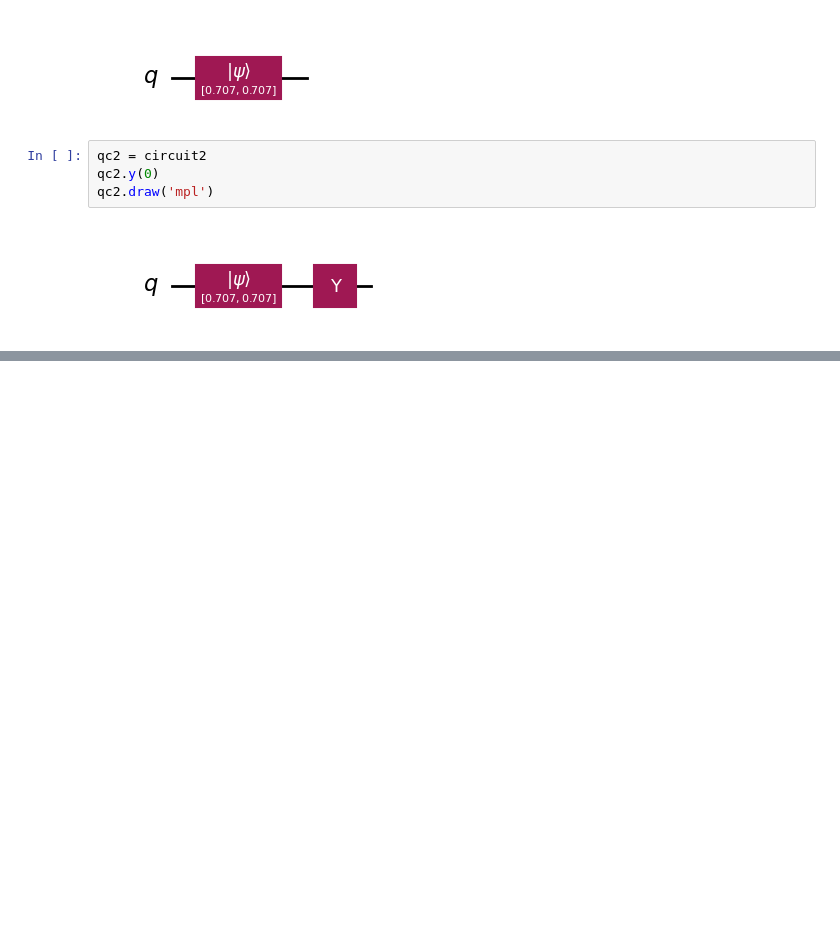
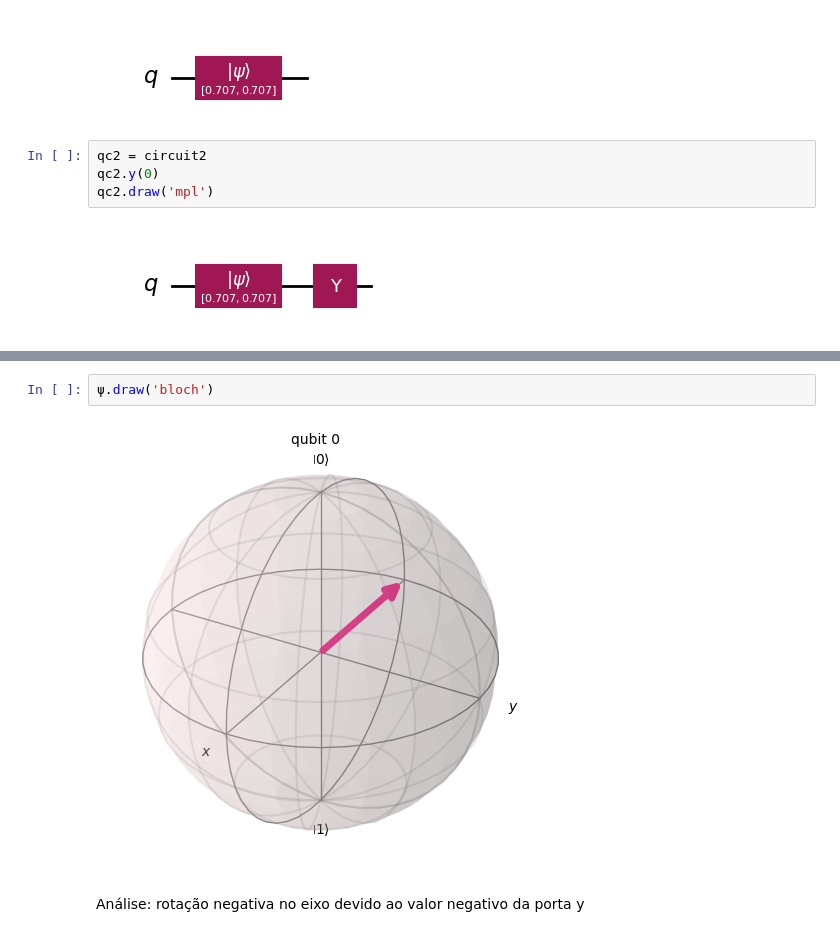
Before and after one commit to brunopaiva1/quantum-computing, a Jupyter notebook: logic_gates.ipynb, the cells around one changed output, grey strips where cells are left out. Drawn from its saved outputs; the diff is of its cells as text; blank space fills up the shorter version.

```diff
--- a/logic_gates.ipynb
+++ b/logic_gates.ipynb
@@ -104,0 +127,6 @@ qc2.draw('mpl')
+# %%
+ψ.draw('bloch')
+# %% [output]
+[figure, added]
+# %% [markdown]
+Análise: rotação negativa no eixo devido ao valor negativo da porta y
```
Also changed, not shown: parts of 5 cells of this notebook.
